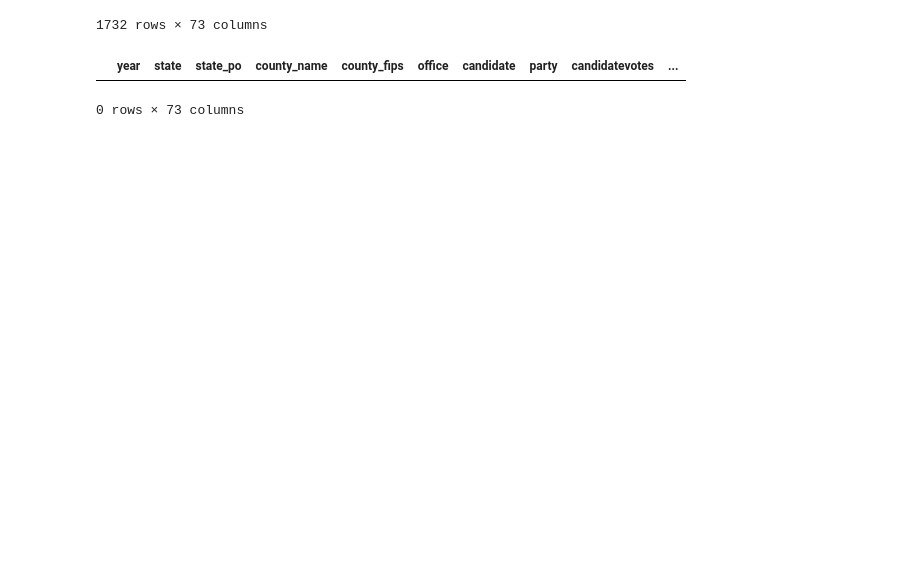
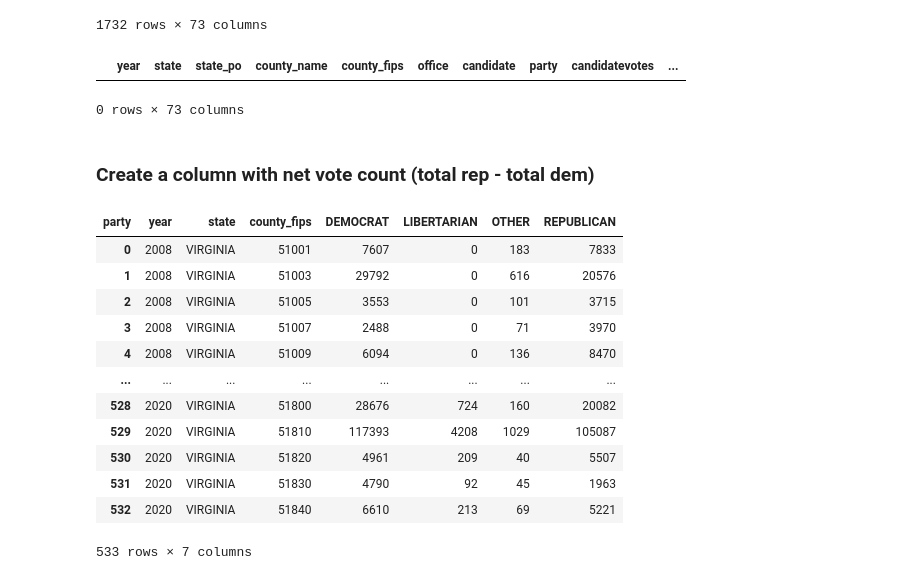
Before and after one commit to Catherine-Nguyen88/project_voting, a Jupyter notebook: merging_and_wrangling.ipynb, the cells around one changed output. Drawn from its saved outputs; the diff is of its cells as text; code cells hidden in the pictures; blank space fills up the shorter version.

```diff
--- a/merging_and_wrangling.ipynb
+++ b/merging_and_wrangling.ipynb
@@ -401,3 +401,22 @@ rows_with_nan
 # %%
 combined_df
 combined_df.to_csv('voting_est.csv', index=False)
+# %% [markdown]
+### Create a column with net vote count (total rep - total dem)
+# %%
+pivot_df = combined_df.groupby(['year', 'state', 'county_fips', 'party'])['candidatevotes'].sum().unstack(fill_value=0).reset_index()
+pivot_df
+# %% [output]
+| party | year | state | county_fips | DEMOCRAT | LIBERTARIAN | OTHER | REPUBLICAN |
+| 0 | 2008 | VIRGINIA | 51001 | 7607 | 0 | 183 | 7833 |
+| 1 | 2008 | VIRGINIA | 51003 | 29792 | 0 | 616 | 20576 |
+| 2 | 2008 | VIRGINIA | 51005 | 3553 | 0 | 101 | 3715 |
+| 3 | 2008 | VIRGINIA | 51007 | 2488 | 0 | 71 | 3970 |
+| 4 | 2008 | VIRGINIA | 51009 | 6094 | 0 | 136 | 8470 |
+| ... | ... | ... | ... | ... | ... | ... | ... |
+| 528 | 2020 | VIRGINIA | 51800 | 28676 | 724 | 160 | 20082 |
+| 529 | 2020 | VIRGINIA | 51810 | 117393 | 4208 | 1029 | 105087 |
+| 530 | 2020 | VIRGINIA | 51820 | 4961 | 209 | 40 | 5507 |
+| 531 | 2020 | VIRGINIA | 51830 | 4790 | 92 | 45 | 1963 |
+| 532 | 2020 | VIRGINIA | 51840 | 6610 | 213 | 69 | 5221 |
+533 rows × 7 columns
```
Also changed, not shown: parts of 5 cells of this notebook.
